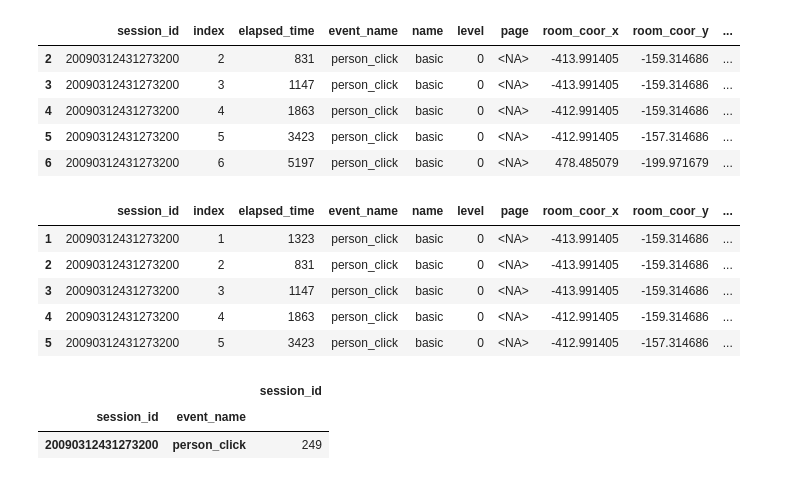
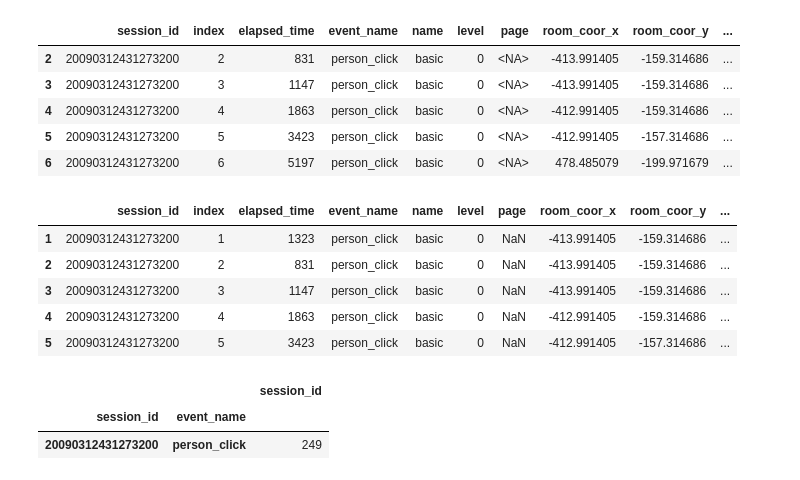
Before and after one commit to sitsawek/predict_student_performance_from_game_play, a Jupyter notebook: predict-student-performance-from-game-play.ipynb, the cells around one changed output. Saved outputs shown, nothing was run; the diff lists cells and outputs as text; code cells hidden in the pictures.

```diff
--- a/predict-student-performance-from-game-play.ipynb
+++ b/predict-student-performance-from-game-play.ipynb
@@ -93,12 +92,12 @@ df_train.loc[df_train.duplicated(subset=['session_id', 'event_name'])].head()
 | 5 | 20090312431273200 | 5 | 3423 | person_click | basic | 0 | <NA> | -412.991405 | -157.314686 | ... |
 | 6 | 20090312431273200 | 6 | 5197 | person_click | basic | 0 | <NA> | 478.485079 | -199.971679 | ... |
 # %%
-df_train.query('session_id == 20090312431273200 & event_name == "person_click"').head()
+df_train_resize.query('session_id == 20090312431273200 & event_name == "person_click"').head()
 # %% [output]
 |  | session_id | index | elapsed_time | event_name | name | level | page | room_coor_x | room_coor_y | ... |
-| 1 | 20090312431273200 | 1 | 1323 | person_click | basic | 0 | <NA> | -413.991405 | -159.314686 | ... |
-| 2 | 20090312431273200 | 2 | 831 | person_click | basic | 0 | <NA> | -413.991405 | -159.314686 | ... |
-| 3 | 20090312431273200 | 3 | 1147 | person_click | basic | 0 | <NA> | -413.991405 | -159.314686 | ... |
-| 4 | 20090312431273200 | 4 | 1863 | person_click | basic | 0 | <NA> | -412.991405 | -159.314686 | ... |
-| 5 | 20090312431273200 | 5 | 3423 | person_click | basic | 0 | <NA> | -412.991405 | -157.314686 | ... |
+| 1 | 20090312431273200 | 1 | 1323 | person_click | basic | 0 | NaN | -413.991405 | -159.314686 | ... |
+| 2 | 20090312431273200 | 2 | 831 | person_click | basic | 0 | NaN | -413.991405 | -159.314686 | ... |
+| 3 | 20090312431273200 | 3 | 1147 | person_click | basic | 0 | NaN | -413.991405 | -159.314686 | ... |
+| 4 | 20090312431273200 | 4 | 1863 | person_click | basic | 0 | NaN | -412.991405 | -159.314686 | ... |
+| 5 | 20090312431273200 | 5 | 3423 | person_click | basic | 0 | NaN | -412.991405 | -157.314686 | ... |
 # %%
```
Also changed, not shown: parts of 36 cells of this notebook.
